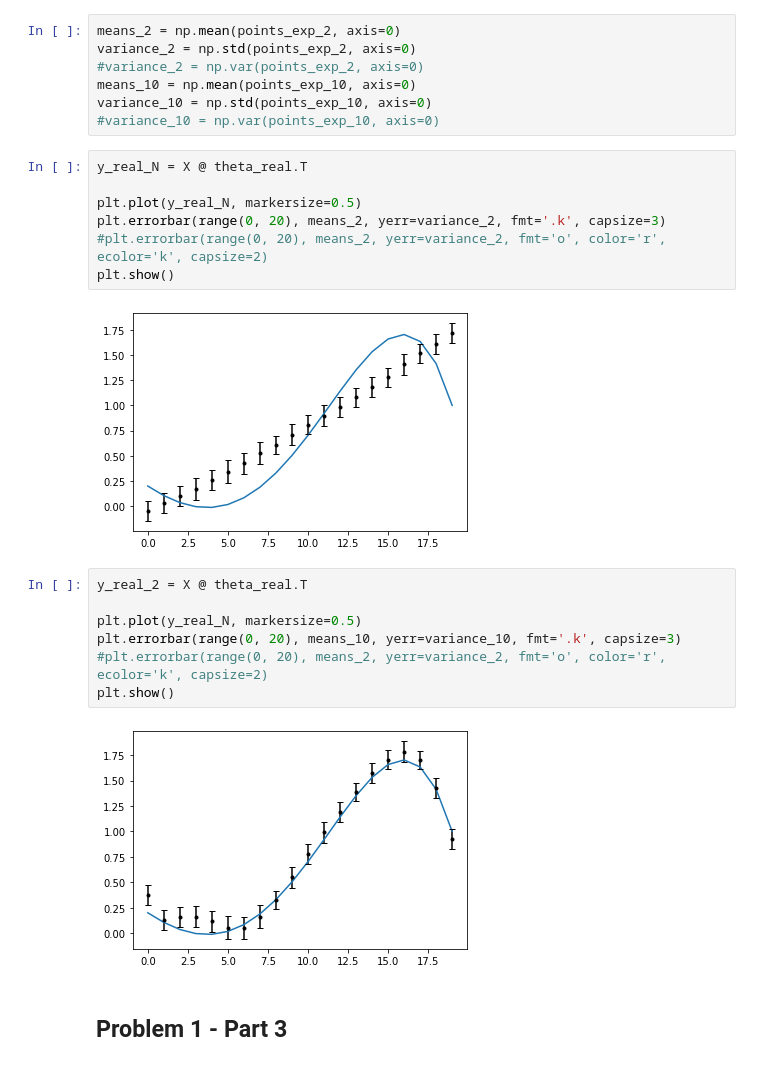
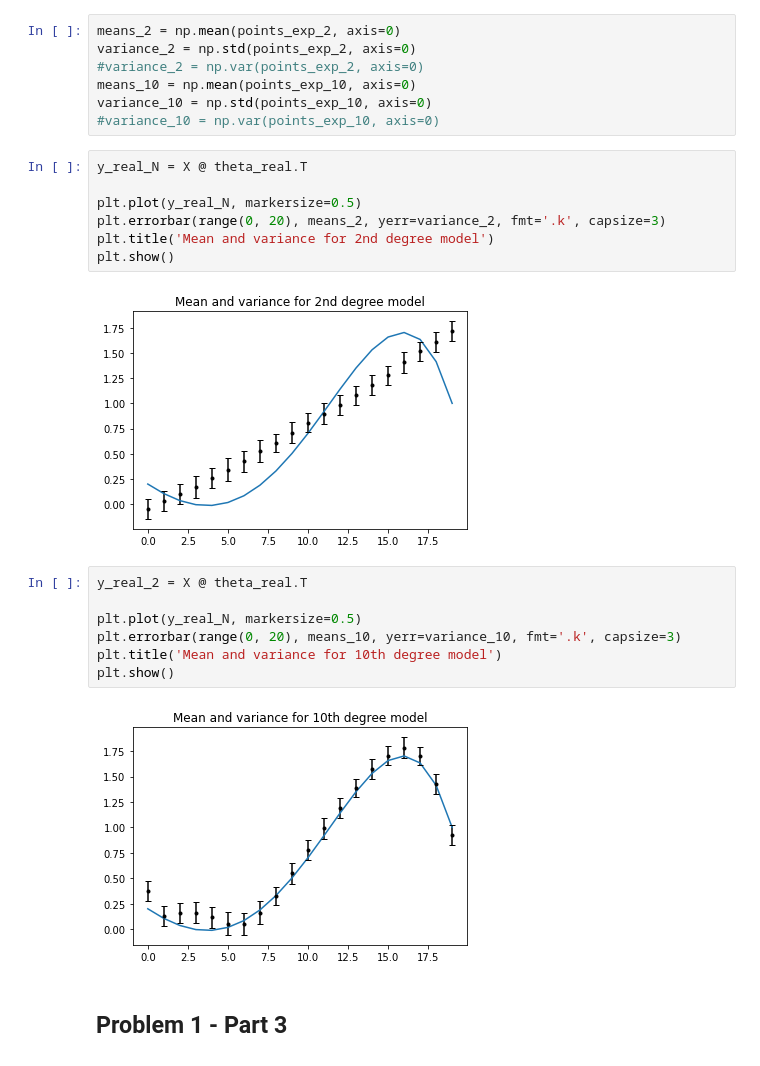
Before and after one commit to PiStefania/Machine_Learning_Exercises, a Jupyter notebook: Ex1_rou.ipynb, the cells around one changed output. Cells and saved outputs as stored; diff of their text form.

```diff
--- a/Ex1_rou.ipynb
+++ b/Ex1_rou.ipynb
@@ -132,21 +134,21 @@ variance_10 = np.std(points_exp_10, axis=0)
 # %%
 y_real_N = X @ theta_real.T
 
 plt.plot(y_real_N, markersize=0.5)
 plt.errorbar(range(0, 20), means_2, yerr=variance_2, fmt='.k', capsize=3)
-#plt.errorbar(range(0, 20), means_2, yerr=variance_2, fmt='o', color='r', ecolor='k', capsize=2)
+plt.title('Mean and variance for 2nd degree model')
 plt.show()
 # %% [output]
-[figure, old version]
+[figure, new version]
 # %%
 y_real_2 = X @ theta_real.T
 
 plt.plot(y_real_N, markersize=0.5)
 plt.errorbar(range(0, 20), means_10, yerr=variance_10, fmt='.k', capsize=3)
-#plt.errorbar(range(0, 20), means_2, yerr=variance_2, fmt='o', color='r', ecolor='k', capsize=2)
+plt.title('Mean and variance for 10th degree model')
 plt.show()
 # %% [output]
-[figure, old version]
+[figure, new version]
 # %% [markdown]
 ## Problem 1 - Part 3
 # %%
```
Also changed, not shown: parts of 23 cells of this notebook.
